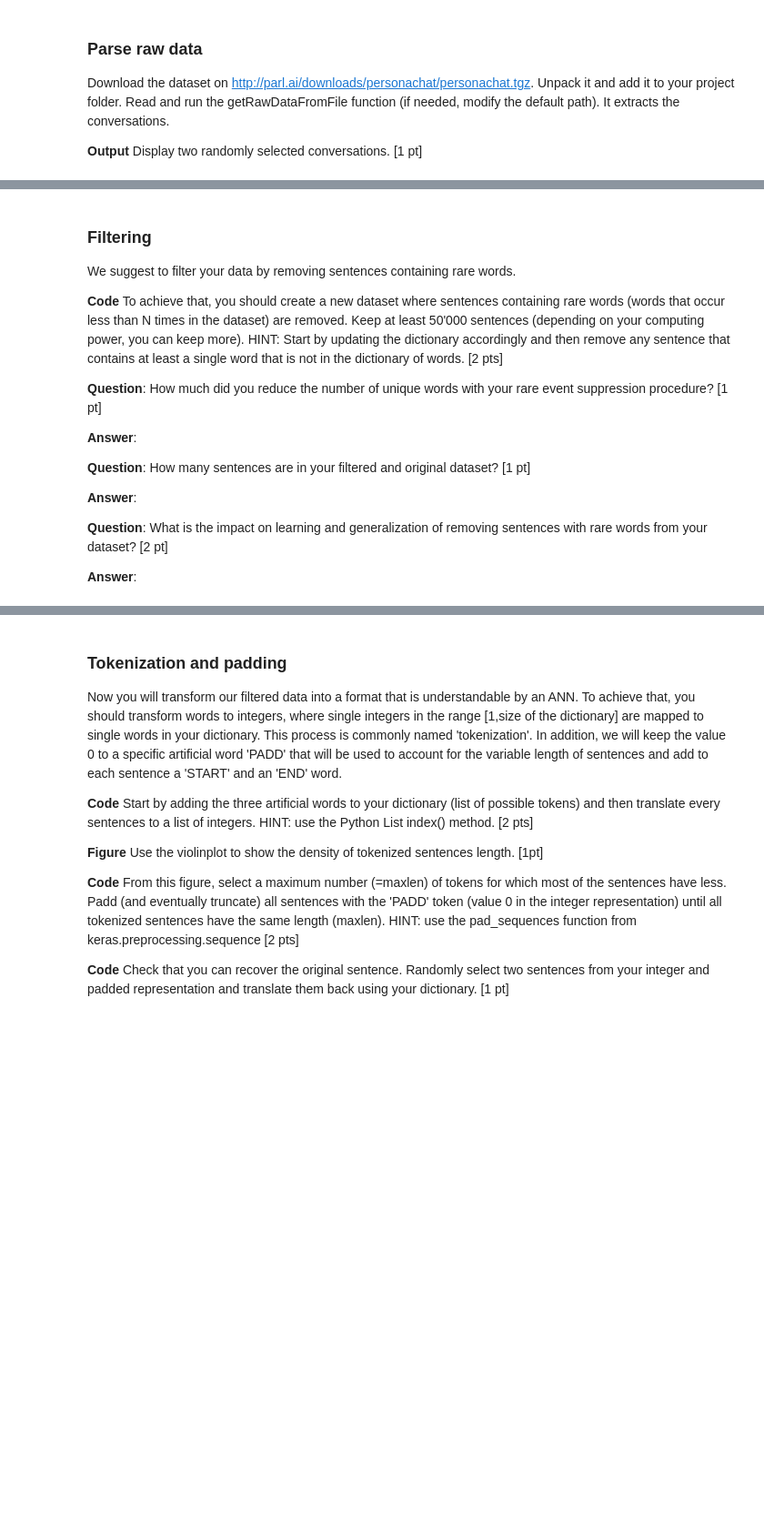
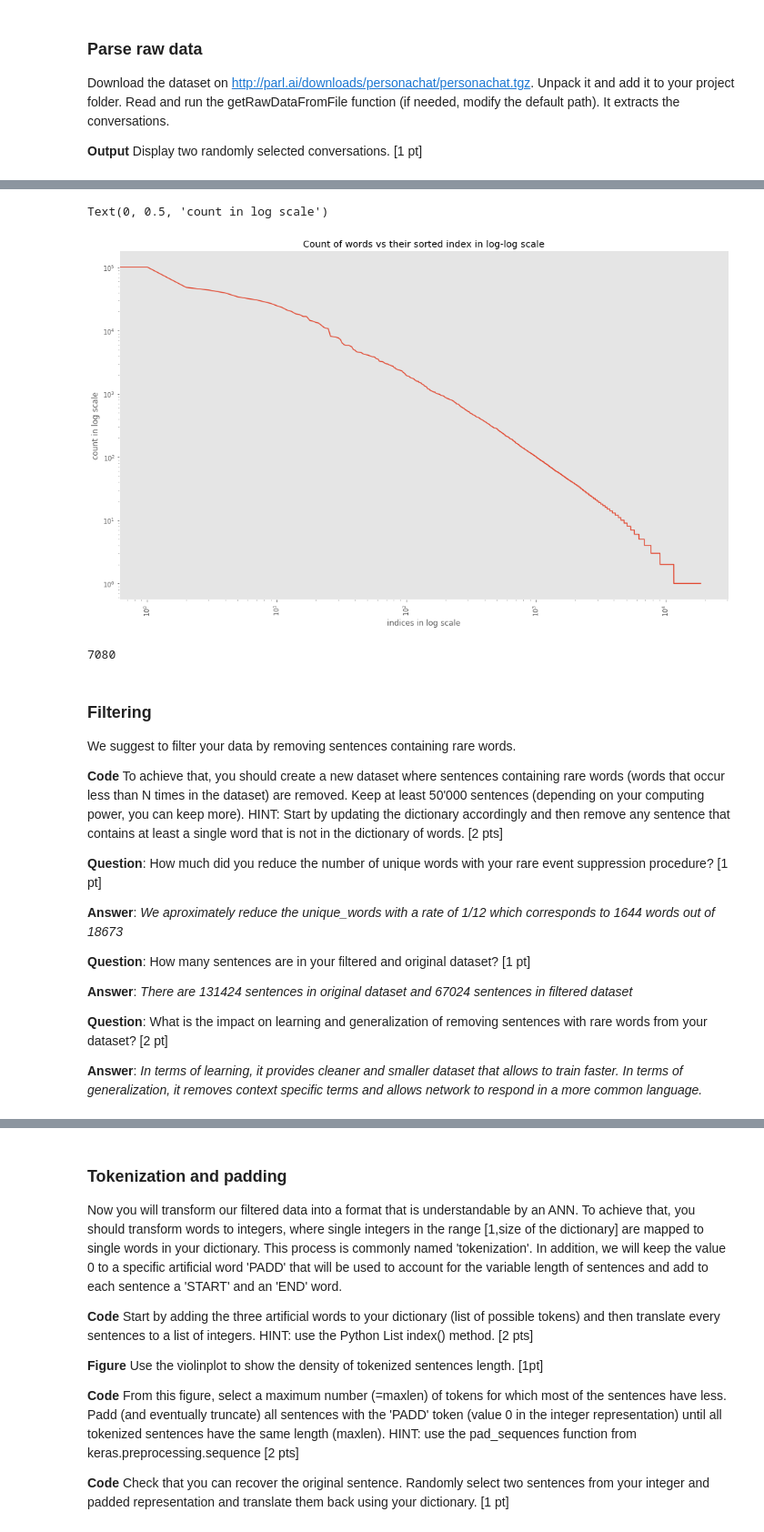
Before and after one commit to serifsonerserbest/ANN, a Jupyter notebook: miniproject2_ChatBot.ipynb, the cells around one changed output, grey strips where cells are left out. Shown at 91% size. Cells and saved outputs as stored; diff of their text form; code cells hidden in the pictures; blank space fills up the shorter version.

```diff
--- a/miniproject2_ChatBot.ipynb
+++ b/miniproject2_ChatBot.ipynb
@@ -152,3 +192,20 @@ Argue using the log-log plot. [1 pt]
+# %%
+_, sorted_counts = zip(*dictionary.most_common())
+
+plt.figure(figsize=(17, 10))
+plt.loglog(sorted_counts)
+plt.xticks(rotation='vertical')
+plt.title("Count of words vs their sorted index in log-log scale")
+plt.xlabel("indices in log scale")
+plt.ylabel("count in log scale")
+# %% [output]
+Text(0, 0.5, 'count in log scale')
+[figure, added]
+# %%
+# number of words appear only once in the dataset
+sum(np.array(sorted_counts) == 1)
+# %% [output]
+7080
 # %% [markdown]
 ### Filtering
 
@@ -160,12 +217,12 @@ HINT: Start by updating the dictionary accordingly and then remove any sentence
 
 **Question**: How much did you reduce the number of unique words with your rare event suppression procedure? [1 pt]
 
-**Answer**:
+**Answer**: *We aproximately reduce the unique_words with a rate of 1/12 which corresponds to 1644 words out of 18673*
 
 **Question**: How many sentences are in your filtered and original dataset? [1 pt]
 
-**Answer**:
+**Answer**: *There are 131424 sentences in original dataset and 67024 sentences in filtered dataset*
 
 **Question**: What is the impact on learning and generalization of removing sentences with rare words from your dataset? [2 pt]
 
-**Answer**:
+**Answer**: *In terms of learning, it provides cleaner and smaller dataset that allows to train faster. In terms of generalization, it removes context specific terms and allows network to respond in a more common language.*
```
Also changed, not shown: parts of 19 cells of this notebook.
